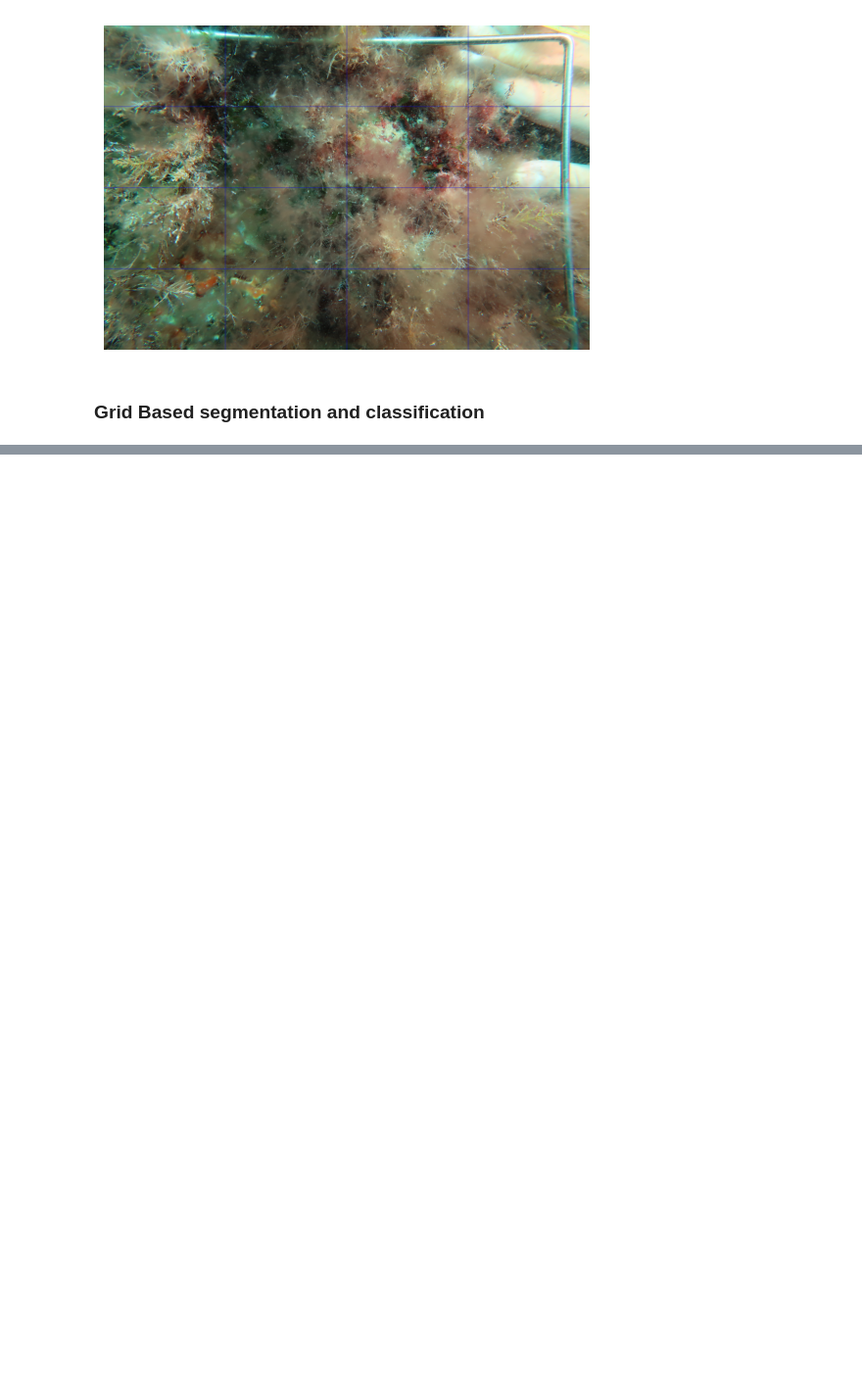
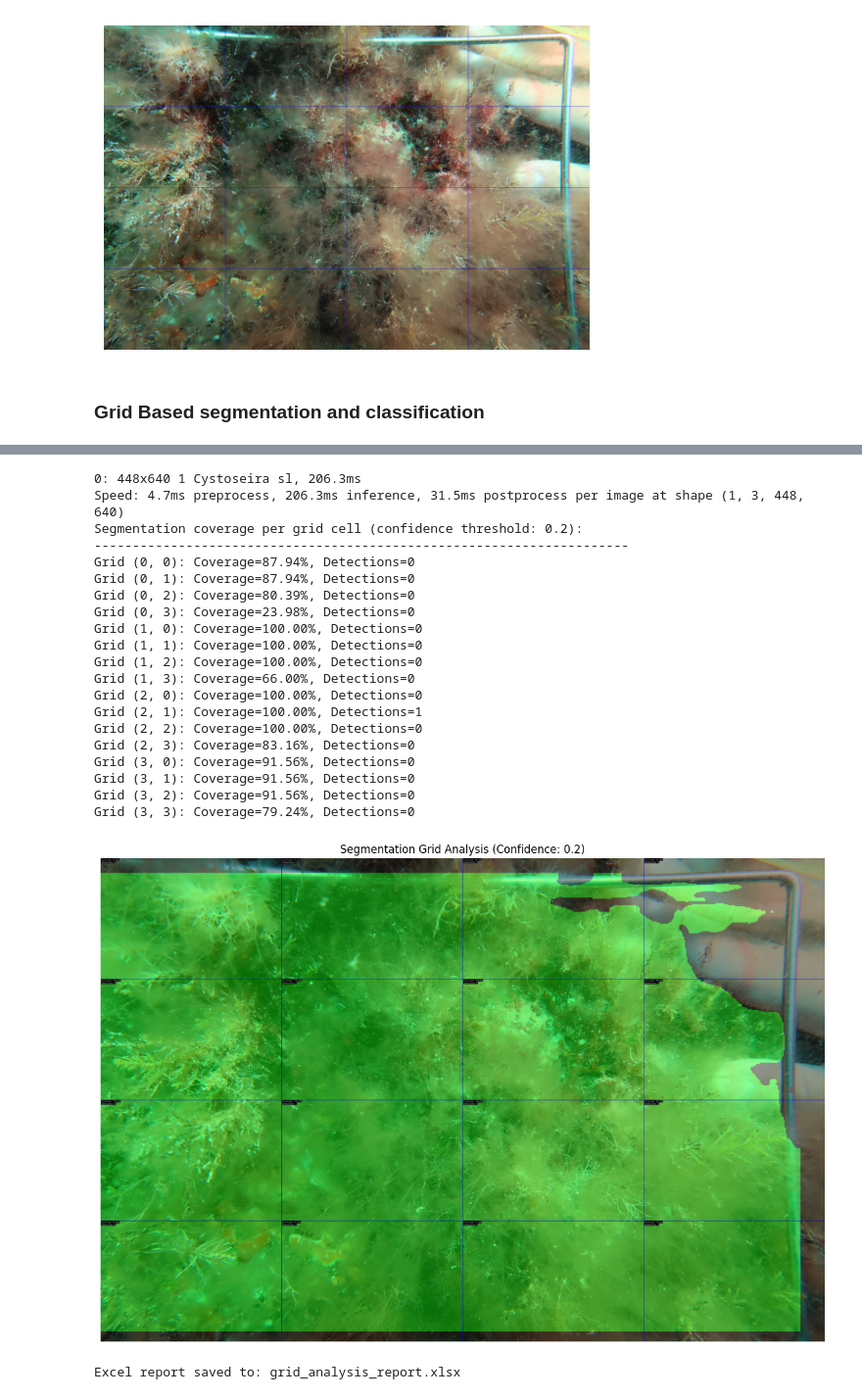
Before and after one commit to DolapoSalim/photoquadrats_analysis, a Jupyter notebook: vis.ipynb, the cells around one changed output, grey strips where cells are left out. Shown at 98% size. Drawn from its saved outputs; the diff is of its cells as text; code cells hidden in the pictures; blank space fills up the shorter version.

```diff
--- a/vis.ipynb
+++ b/vis.ipynb
@@ -282,9 +261,9 @@ Grid (3, 3): 79.24%
 # %%
 # Load YOLOv8 segmentation model
-model = YOLO("yolov8n-seg.pt")  # Use yolov8n-seg, yolov8m-seg, etc.
+model = YOLO(r"C:\Users\dolap\OneDrive\Documents\DOLAPO\data-analysis\photoquadrats_analysis\model\customV8.pt")  # Use yolov8n-seg, yolov8m-seg, etc.
 
 # Adjust confidence level here (0.0 to 1.0)
-confidence_threshold = 0.5
+confidence_threshold = 0.2
 
 # Run inference with confidence threshold
 results = model(img, conf=confidence_threshold)
@@ -292,30 +271,53 @@ results = model(img, conf=confidence_threshold)
 # Extract masks
 masks = []
 if results[0].masks is not None:
     masks = results[0].masks.data.cpu().numpy()
 
 # Calculate segmentation area per grid
 grid_shape = (4, 4)
 grid_areas, grid_detections, combined_mask = calculate_segmentation_per_grid(img, grid_shape, masks, results)
 
 # Print results
 print(f"Segmentation coverage per grid cell (confidence threshold: {confidence_threshold}):")
 print("-" * 70)
 for (row, col), coverage in sorted(grid_areas.items()):
     detection_count = len(grid_detections[(row, col)])
     print(f"Grid ({row}, {col}): Coverage={coverage:.2f}%, Detections={detection_count}")
 
 # Visualize
 viz_img = visualize_results(img, grid_shape, grid_areas, grid_detections, combined_mask)
 
 # Display using matplotlib
 plt.figure(figsize=(12, 8))
 plt.imshow(cv.cvtColor(viz_img, cv.COLOR_BGR2RGB))
 plt.title(f"Segmentation Grid Analysis (Confidence: {confidence_threshold})")
 plt.axis("off")
 plt.tight_layout()
 plt.show()
 
 # Create and save Excel report
 output_excel = "grid_analysis_report.xlsx"
 df = create_excel_report(grid_shape, grid_areas, grid_detections, output_excel)
+# %% [output]
+0: 448x640 1 Cystoseira sl, 206.3ms
+Speed: 4.7ms preprocess, 206.3ms inference, 31.5ms postprocess per image at shape (1, 3, 448, 640)
+Segmentation coverage per grid cell (confidence threshold: 0.2):
+----------------------------------------------------------------------
+Grid (0, 0): Coverage=87.94%, Detections=0
+Grid (0, 1): Coverage=87.94%, Detections=0
+Grid (0, 2): Coverage=80.39%, Detections=0
+Grid (0, 3): Coverage=23.98%, Detections=0
+Grid (1, 0): Coverage=100.00%, Detections=0
+Grid (1, 1): Coverage=100.00%, Detections=0
+Grid (1, 2): Coverage=100.00%, Detections=0
+Grid (1, 3): Coverage=66.00%, Detections=0
+Grid (2, 0): Coverage=100.00%, Detections=0
+Grid (2, 1): Coverage=100.00%, Detections=1
+Grid (2, 2): Coverage=100.00%, Detections=0
+Grid (2, 3): Coverage=83.16%, Detections=0
+Grid (3, 0): Coverage=91.56%, Detections=0
+Grid (3, 1): Coverage=91.56%, Detections=0
+Grid (3, 2): Coverage=91.56%, Detections=0
+Grid (3, 3): Coverage=79.24%, Detections=0
+[figure, added]
+Excel report saved to: grid_analysis_report.xlsx
```
Also changed, not shown: parts of 2 cells of this notebook, 1 other file.
